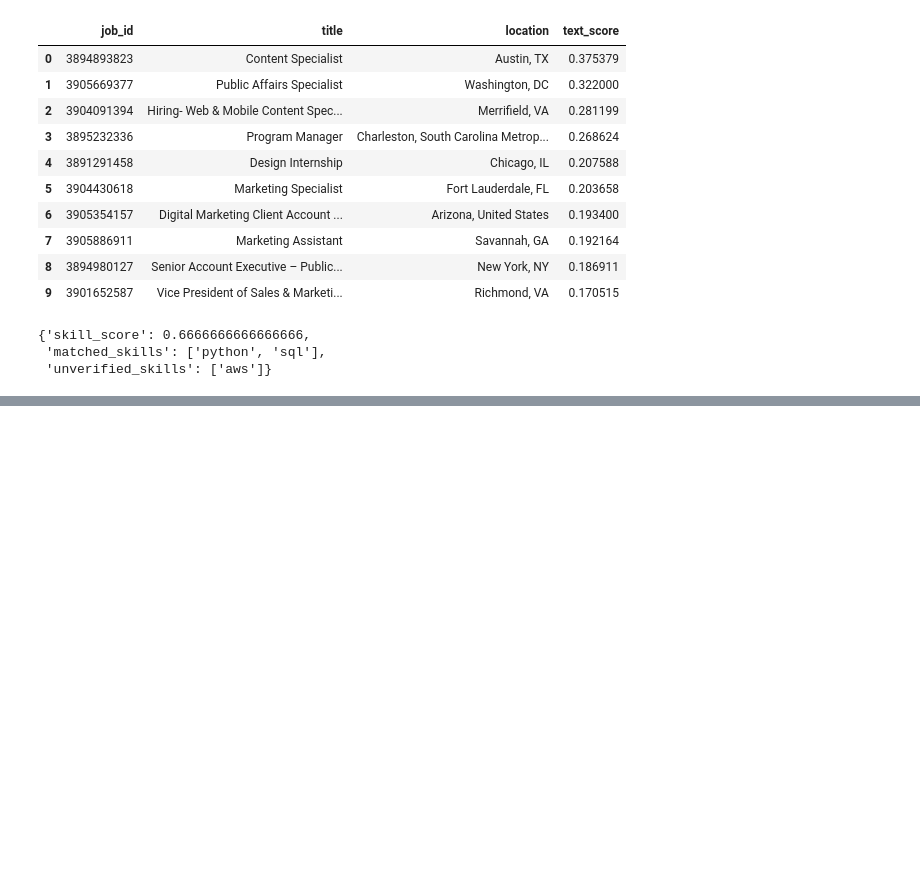
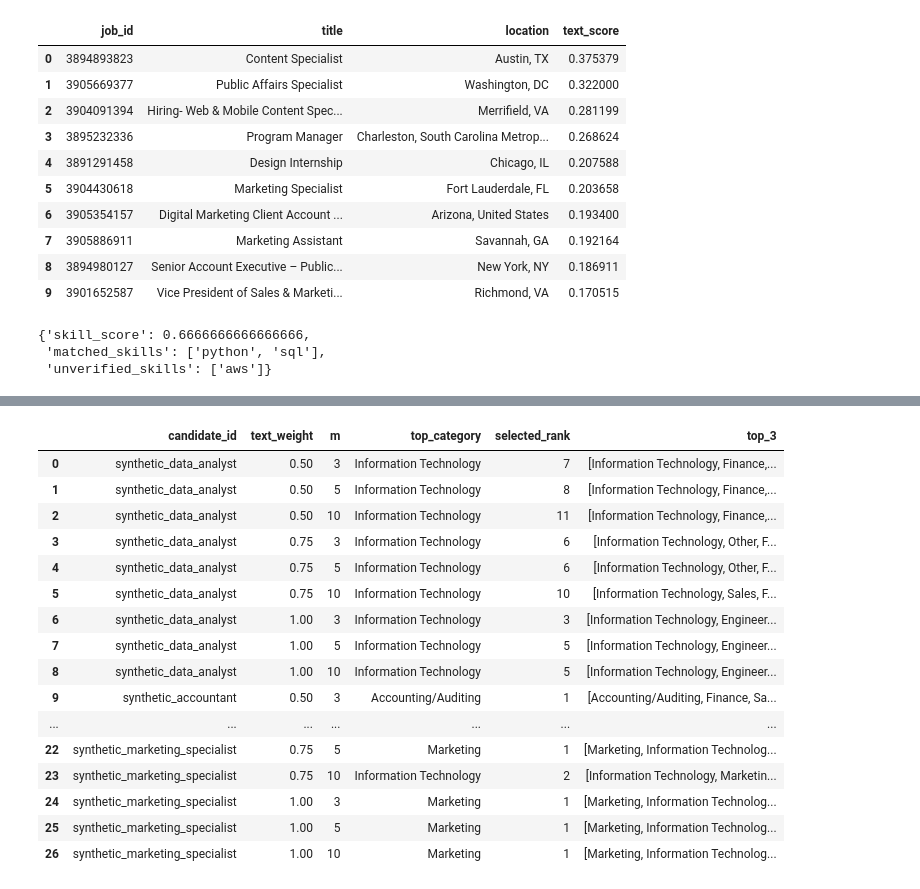
Before and after one commit to jessyyi/Py3onistas, a Jupyter notebook: notebooks/03_recommendation.ipynb, the cells around one changed output, grey strips where cells are left out. Cells and saved outputs as stored; diff of their text form; code cells hidden in the pictures; blank space fills up the shorter version.

```diff
--- a/notebooks/03_recommendation.ipynb
+++ b/notebooks/03_recommendation.ipynb
@@ -448,0 +721,63 @@ hybrid
+# %%
+sensitivity_rows = []
+sensitivity_rankings = {}
+
+for candidate_profile in candidates:
+    candidate_id = candidate_profile["candidate_id"]
+    selected_category = selected_categories[candidate_id]
+
+    for text_weight in [0.5, 0.75, 1.0]:
+        scored = recommendation.score_jobs(
+            candidate_profile,
+            jobs,
+            matcher=matcher,
+            skills_column="skill_labels",
+            text_weight=text_weight,
+        )
+
+        for m in [3, 5, 10]:
+            ranking = recommendation.rank_job_categories(
+                scored,
+                job_categories,
+                score_column="hybrid_score",
+                m=m,
+            )
+
+            sensitivity_rankings[(candidate_id, text_weight, m)] = ranking
+
+            selected = ranking.loc[
+                ranking["category"] == selected_category
+            ]
+
+            sensitivity_rows.append({
+                "candidate_id": candidate_id,
+                "text_weight": text_weight,
+                "m": m,
+                "top_category": ranking.iloc[0]["category"],
+                "selected_rank": (
+                    int(selected.iloc[0]["rank"])
+                    if not selected.empty else None
+                ),
+                "top_3": ranking["category"].head(3).tolist(),
+            })
+
+sensitivity_results = pd.DataFrame(sensitivity_rows)
+display(sensitivity_results)
+# %% [output]
+|  | candidate_id | text_weight | m | top_category | selected_rank | top_3 |
+| 0 | synthetic_data_analyst | 0.50 | 3 | Information Technology | 7 | [Information Technology, Finance,... |
+| 1 | synthetic_data_analyst | 0.50 | 5 | Information Technology | 8 | [Information Technology, Finance,... |
+| 2 | synthetic_data_analyst | 0.50 | 10 | Information Technology | 11 | [Information Technology, Finance,... |
+| 3 | synthetic_data_analyst | 0.75 | 3 | Information Technology | 6 | [Information Technology, Other, F... |
+| 4 | synthetic_data_analyst | 0.75 | 5 | Information Technology | 6 | [Information Technology, Other, F... |
+| 5 | synthetic_data_analyst | 0.75 | 10 | Information Technology | 10 | [Information Technology, Sales, F... |
+| 6 | synthetic_data_analyst | 1.00 | 3 | Information Technology | 3 | [Information Technology, Engineer... |
+| 7 | synthetic_data_analyst | 1.00 | 5 | Information Technology | 5 | [Information Technology, Engineer... |
+| 8 | synthetic_data_analyst | 1.00 | 10 | Information Technology | 5 | [Information Technology, Engineer... |
+| 9 | synthetic_accountant | 0.50 | 3 | Accounting/Auditing | 1 | [Accounting/Auditing, Finance, Sa... |
+| ... | ... | ... | ... | ... | ... | ... |
+| 22 | synthetic_marketing_specialist | 0.75 | 5 | Marketing | 1 | [Marketing, Information Technolog... |
+| 23 | synthetic_marketing_specialist | 0.75 | 10 | Information Technology | 2 | [Information Technology, Marketin... |
+| 24 | synthetic_marketing_specialist | 1.00 | 3 | Marketing | 1 | [Marketing, Information Technolog... |
+| 25 | synthetic_marketing_specialist | 1.00 | 5 | Marketing | 1 | [Marketing, Information Technolog... |
+| 26 | synthetic_marketing_specialist | 1.00 | 10 | Marketing | 1 | [Marketing, Information Technolog... |
```
Also changed, not shown: parts of 14 cells of this notebook, 4 other files.
